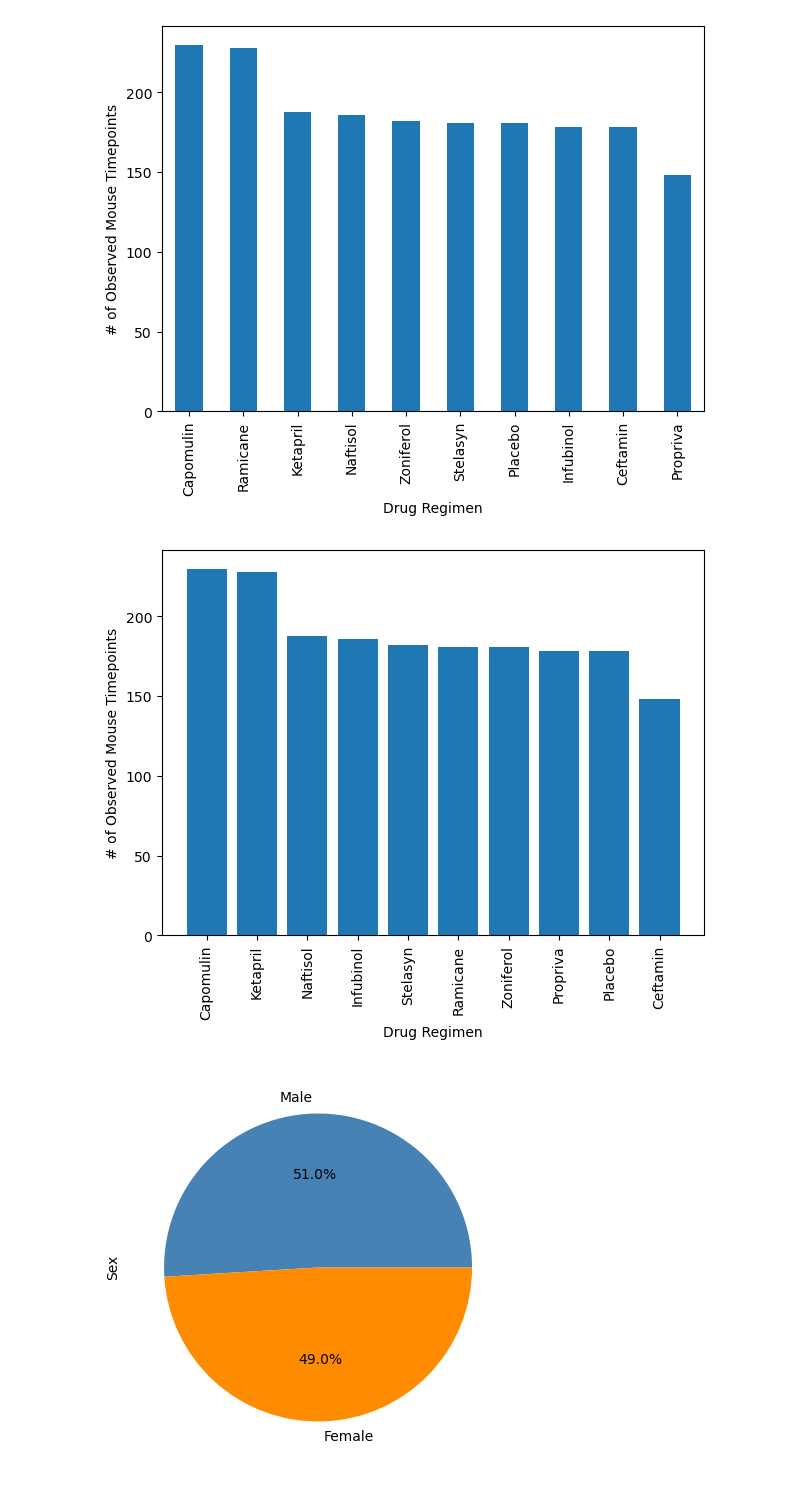
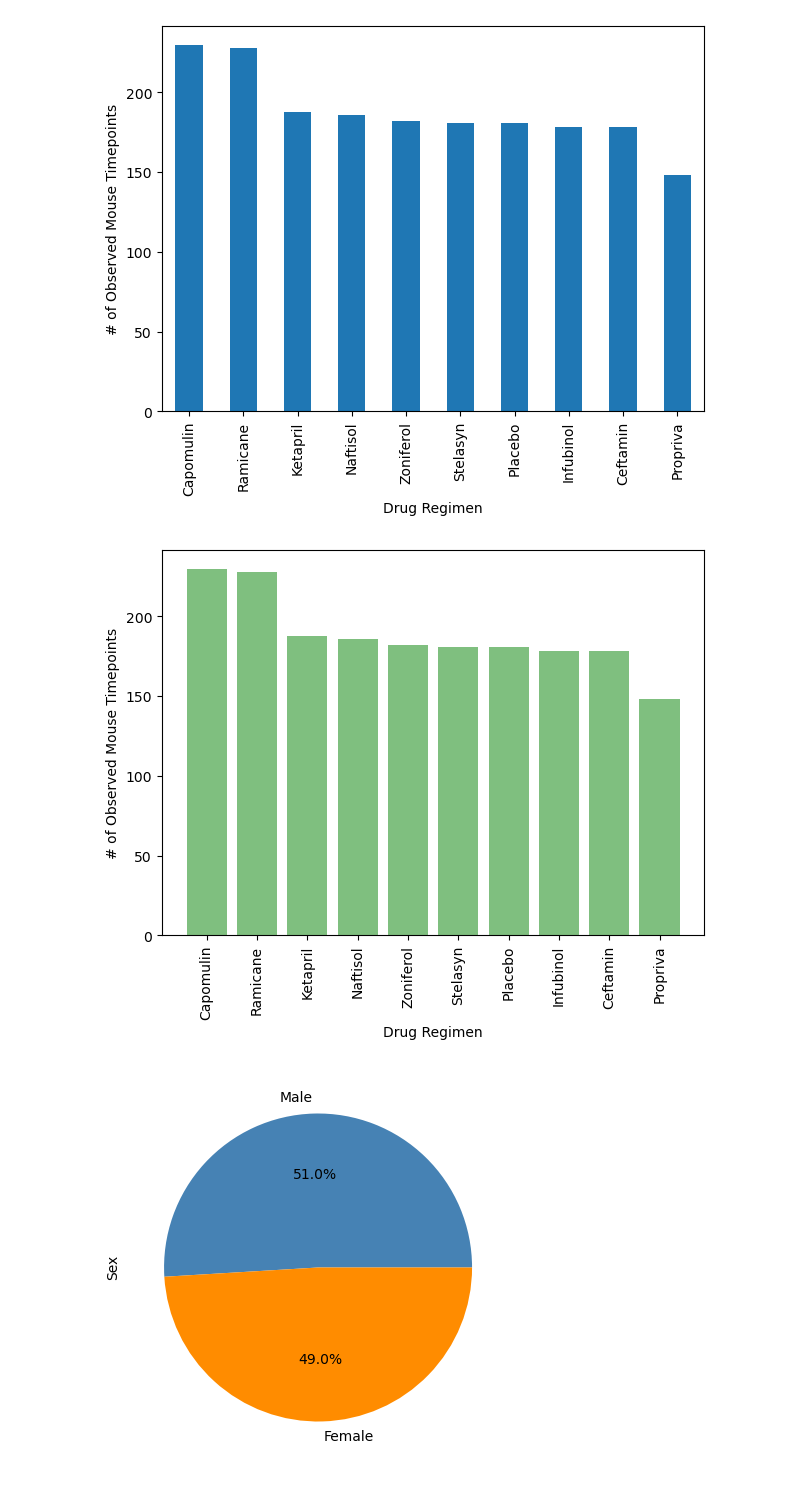
Before and after one commit to TerrySimBar/matplotlib-challenge, a Jupyter notebook: Pymaceuticals/Pymaceuticals.ipynb, the cells around one changed output. Drawn from its saved outputs; the diff is of its cells as text; code cells hidden in the pictures.

```diff
--- a/Pymaceuticals/Pymaceuticals.ipynb
+++ b/Pymaceuticals/Pymaceuticals.ipynb
@@ -191,25 +191,21 @@ ax.set_ylabel('# of Observed Mouse Timepoints');
 [figure]
 # %%
 # Use pyplot to generate a bar plot showing the total number of rows (Mouse ID/Timepoints) for each drug regimen
-
-# Group the data by 'Drug Regimen' and then count the number of timepoints for each group
-drug_regimens = clean_merge_data['Drug Regimen'].unique()
-timepoints = clean_merge_data.groupby('Drug Regimen')['Timepoint'].count()
-timepoints_sorted = timepoints.sort_values(ascending=False)
+rows_by_drug = clean_merge_data['Drug Regimen'].value_counts()
 
 # Create a bar plot using Matplotlib
 plt.figure(figsize=(7, 5))
-plt.bar(drug_regimens, timepoints_sorted)
+plt.bar(rows_by_drug.index.values, rows_by_drug.values, color='g', alpha=0.5, align='center')
 
 # Add labels and title
 plt.xlabel('Drug Regimen')
 plt.ylabel('# of Observed Mouse Timepoints')
 plt.xticks(rotation=90)
 
 # Display the plot
 plt.show()
 # %% [output]
-[figure, old version]
+[figure, new version]
 # %%
 # Use pandas to generate a pie chart showing the distribution of females vs male mice
 mice_gend = clean_merge_data["Sex"] .value_counts()
```
Also changed, not shown: 5 other files.
